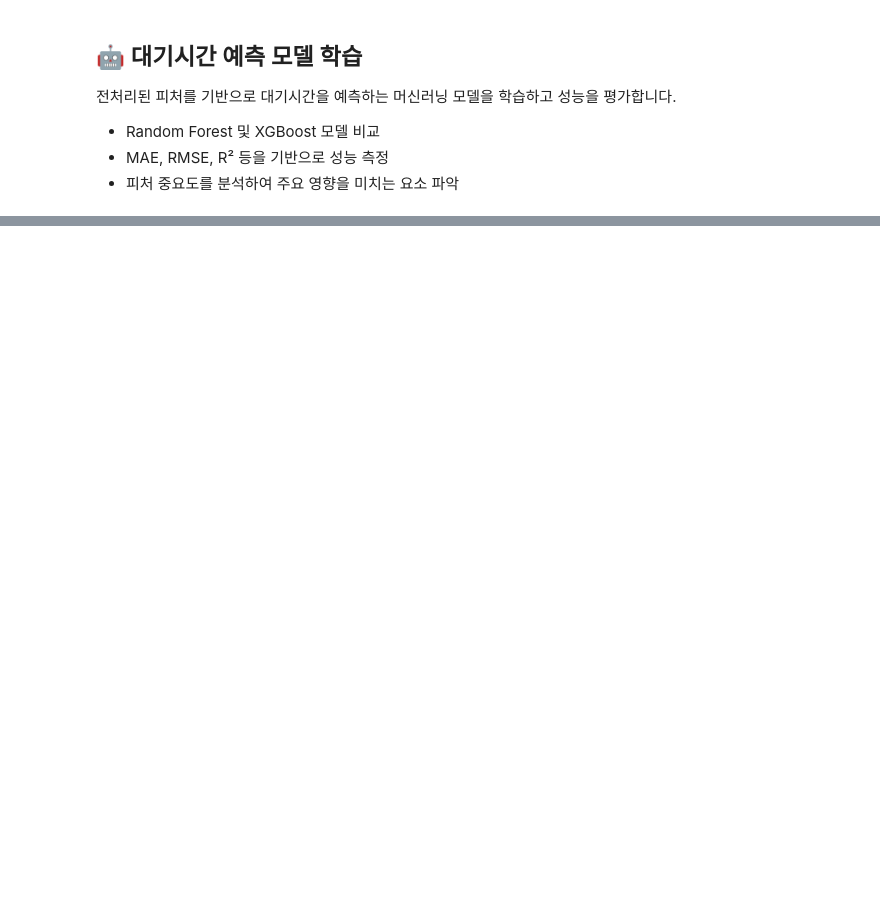
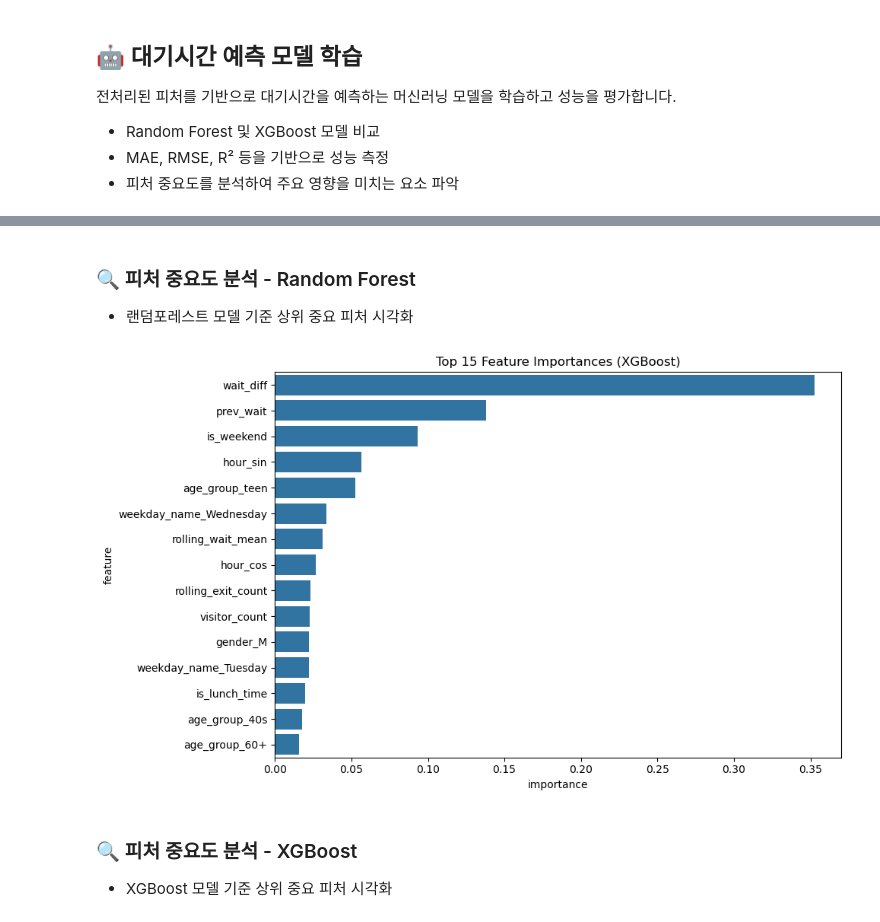
Before and after one commit to kyoungjoosin/crowd-analytics-seat-optimization, a Jupyter notebook: notebooks/03_model_training.ipynb, the cells around one changed output, grey strips where cells are left out. Cells and saved outputs as stored; diff of their text form; code cells hidden in the pictures; blank space fills up the shorter version.

```diff
--- a/notebooks/03_model_training.ipynb
+++ b/notebooks/03_model_training.ipynb
@@ -799,21 +303,21 @@ plt.show()
+# %% [markdown]
+### 🔍 피처 중요도 분석 - Random Forest
+- 랜덤포레스트 모델 기준 상위 중요 피처 시각화
 # %%
-#XGBoost 피처 중요도 시각화 코드
-import matplotlib.pyplot as plt
-import seaborn as sns
-import pandas as pd
+# XGBoost 피처 중요도 시각화
 
 best_xgb = random_search_xgb.best_estimator_
-
 importances = best_xgb.feature_importances_
-feature_names = df_encoded.columns
 
 feat_imp_df = pd.DataFrame({
-    'feature': feature_names,
+    'feature': df_encoded.columns,
     'importance': importances
 }).sort_values(by='importance', ascending=False)
 
 plt.figure(figsize=(10,6))
 sns.barplot(x='importance', y='feature', data=feat_imp_df.head(15))
 plt.title('Top 15 Feature Importances (XGBoost)')
 plt.tight_layout()
 plt.show()
+# %% [output]
+[figure, added]
@@ -827,0 +324,3 @@ plt.show()
+# %% [markdown]
+### 🔍 피처 중요도 분석 - XGBoost
+- XGBoost 모델 기준 상위 중요 피처 시각화
```
Also changed, not shown: parts of 31 cells of this notebook.
